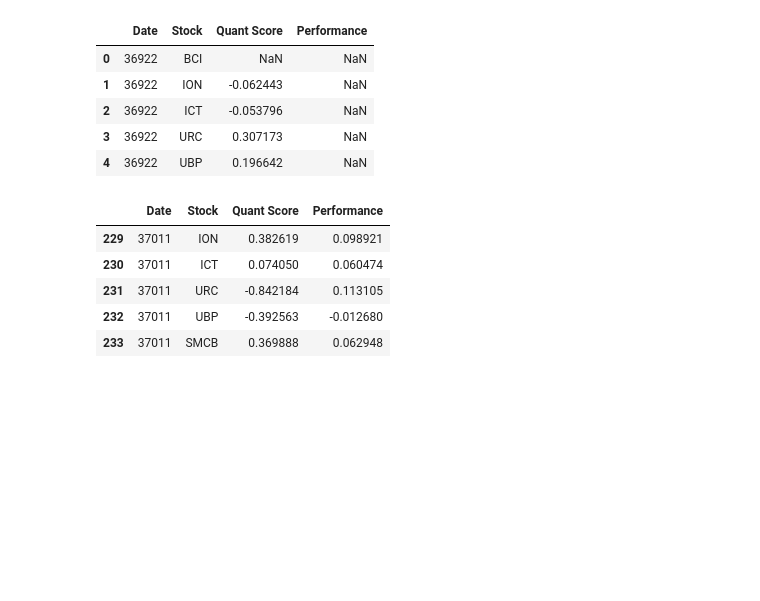
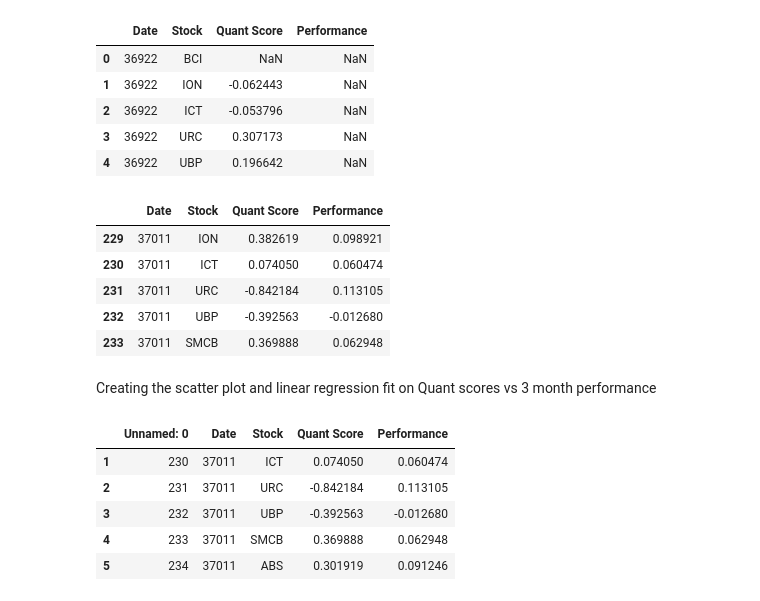
Before and after one commit to DrRoad/ph_quant_stock_strategy, a Jupyter notebook: Data_science_project_v1.ipynb, the cells around one changed output. Saved outputs shown, nothing was run; the diff lists cells and outputs as text; code cells hidden in the pictures; blank space fills up the shorter version.

```diff
--- a/Data_science_project_v1.ipynb
+++ b/Data_science_project_v1.ipynb
@@ -178,3 +178,16 @@ dfqs_perf_no_nan.head(5)
 #export to csv
 
 dfqs_perf_no_nan.to_csv('//Users//Jamie//Documents//Jupyter Notebook Files//dfqs_perf_no_nan.csv')
+# %% [markdown]
+Creating the scatter plot and linear regression fit on Quant scores vs 3 month performance
+# %%
+dfqs_perf_no_nan = pd.read_csv('//Users//Jamie//Documents//Jupyter Notebook Files//dfqs_perf_no_nan.csv')
+dftest = dfqs_perf_no_nan.loc[1:200]
+dftest.head(5)
+# %% [output]
+|  | Unnamed: 0 | Date | Stock | Quant Score | Performance |
+| 1 | 230 | 37011 | ICT | 0.074050 | 0.060474 |
+| 2 | 231 | 37011 | URC | -0.842184 | 0.113105 |
+| 3 | 232 | 37011 | UBP | -0.392563 | -0.012680 |
+| 4 | 233 | 37011 | SMCB | 0.369888 | 0.062948 |
+| 5 | 234 | 37011 | ABS | 0.301919 | 0.091246 |
```
Also changed, not shown: parts of 1 cell of this notebook.
